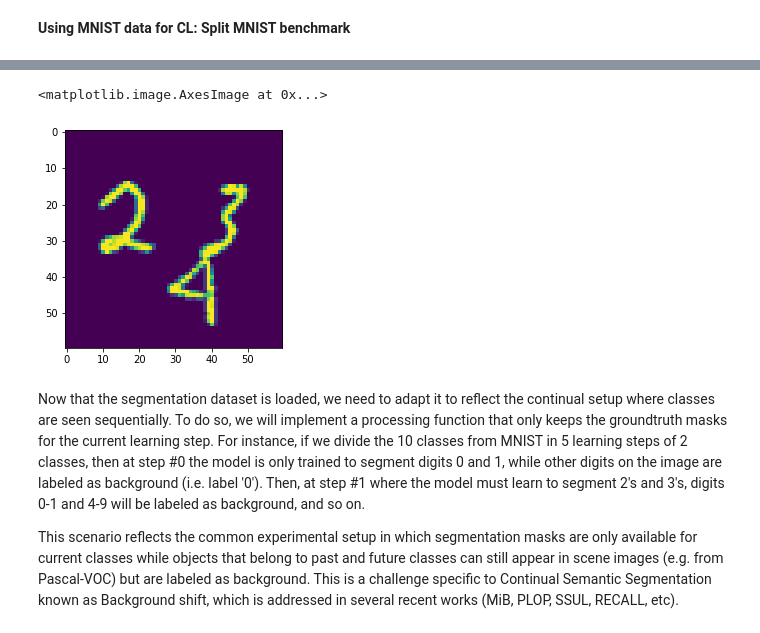
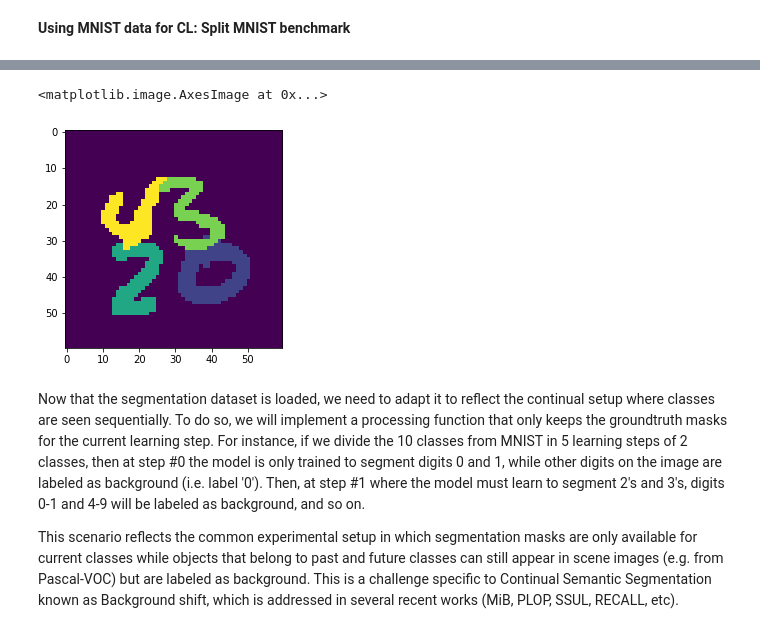
Before and after one commit to mapaf2/mnist-continual-seg, a Jupyter notebook: continual_segmentation_mnist.ipynb, the cells around one changed output, grey strips where cells are left out. Cells and saved outputs as stored; diff of their text form; code cells hidden in the pictures.

```diff
--- a/continual_segmentation_mnist.ipynb
+++ b/continual_segmentation_mnist.ipynb
@@ -43,8 +37,18 @@ Downloading data from https://storage.googleapis.com/tensorflow/tf-keras-dataset
-# %%
-plt.imshow(train_x[1,:,:,0])
-# %% [output]
-<matplotlib.image.AxesImage at 0x...>
-[figure, removed]
+# %%
+train_x, train_y, test_x, test_y = semantic_segmentation.create_semantic_segmentation_dataset(num_train_samples=1000,num_test_samples=2000)
+train_y = np.concatenate([np.zeros_like(train_y[:,:,:,0:1]), train_y], axis=-1)
+train_y[:,:,:, 0] = np.sum(train_y, axis=-1) == 0
+
+test_y = np.concatenate([np.zeros_like(test_y[:,:,:,0:1]), test_y], axis=-1)
+test_y[:,:,:, 0] = np.sum(test_y, axis=-1) == 0
+
+train_y = np.argmax(train_y, axis=-1)
+test_y = np.argmax(test_y, axis=-1)
+# %%
+plt.imshow(test_y[10])
+# %% [output]
+<matplotlib.image.AxesImage at 0x...>
+[figure, added]
 # %% [markdown]
 Now that the segmentation dataset is loaded, we need to adapt it to reflect the continual setup where classes are seen sequentially. To do so, we will implement a processing function that only keeps the groundtruth masks for the current learning step. For instance, if we divide the 10 classes from MNIST in 5 learning steps of 2 classes, then at step #0 the model is only trained to segment digits 0 and 1, while other digits on the image are labeled as background (i.e. label '0'). Then, at step #1 where the model must learn to segment 2's and 3's, digits 0-1 and 4-9 will be labeled as background, and so on.
 
```
Also changed, not shown: parts of 29 cells of this notebook.
